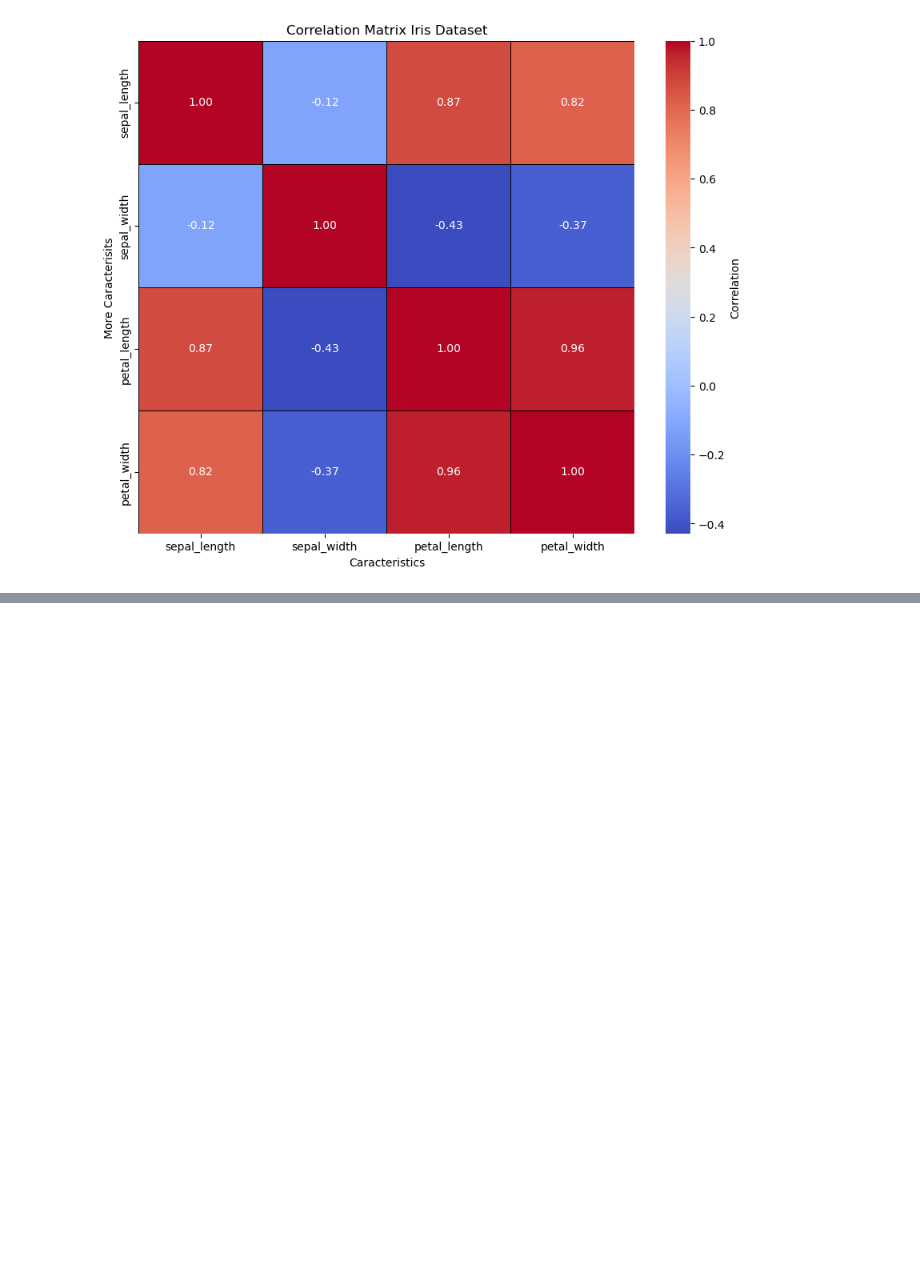
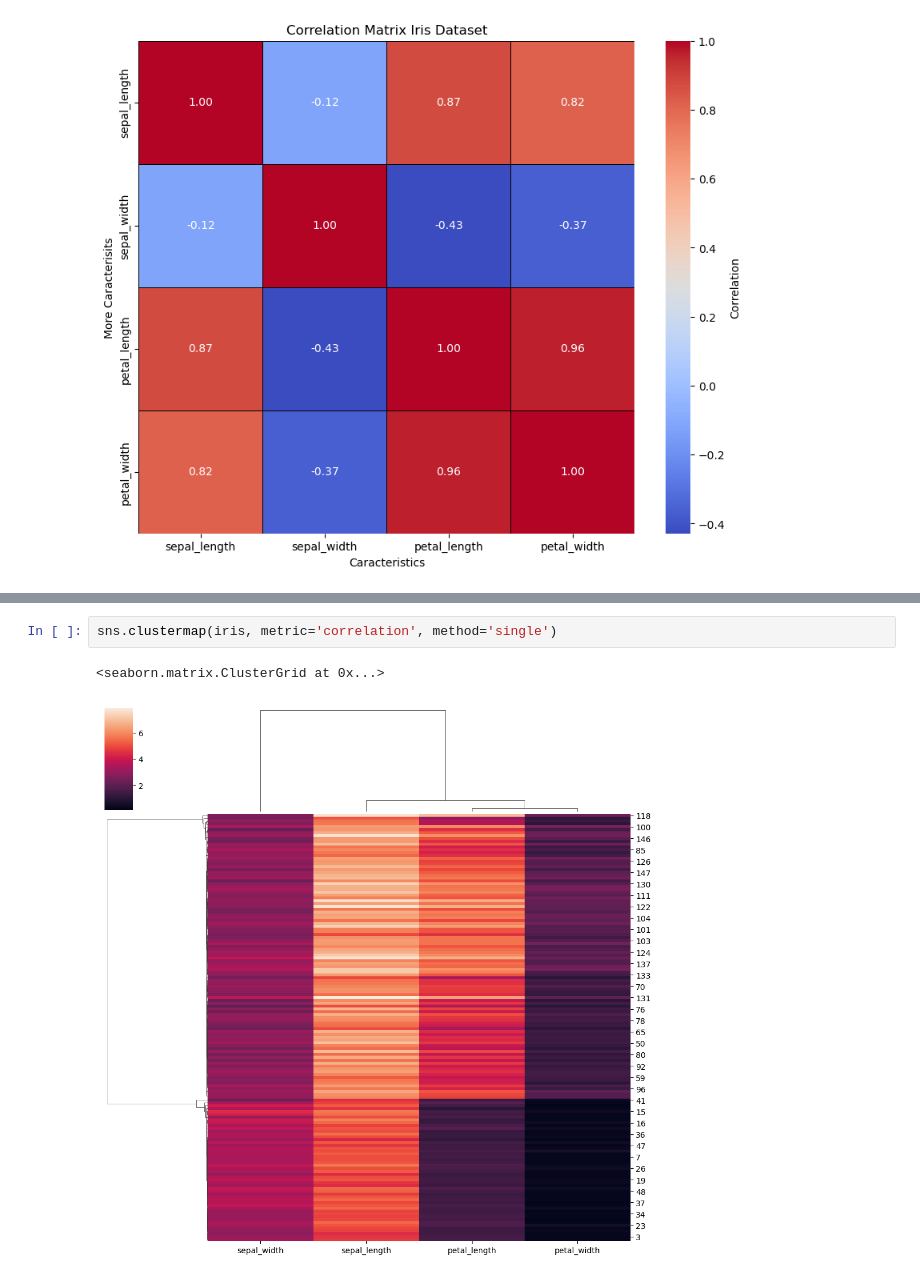
Before and after one commit to jorgeordovi/graph_pairplots, a Jupyter notebook: pairplots_sns.ipynb, the cells around one changed output, grey strips where cells are left out. Drawn from its saved outputs; the diff is of its cells as text; blank space fills up the shorter version.

```diff
--- a/pairplots_sns.ipynb
+++ b/pairplots_sns.ipynb
@@ -60,0 +72,5 @@ plt.show()
+# %%
+sns.clustermap(iris, metric='correlation', method='single')
+# %% [output]
+<seaborn.matrix.ClusterGrid at 0x...>
+[figure, added]
```
Also changed, not shown: parts of 7 cells of this notebook.
